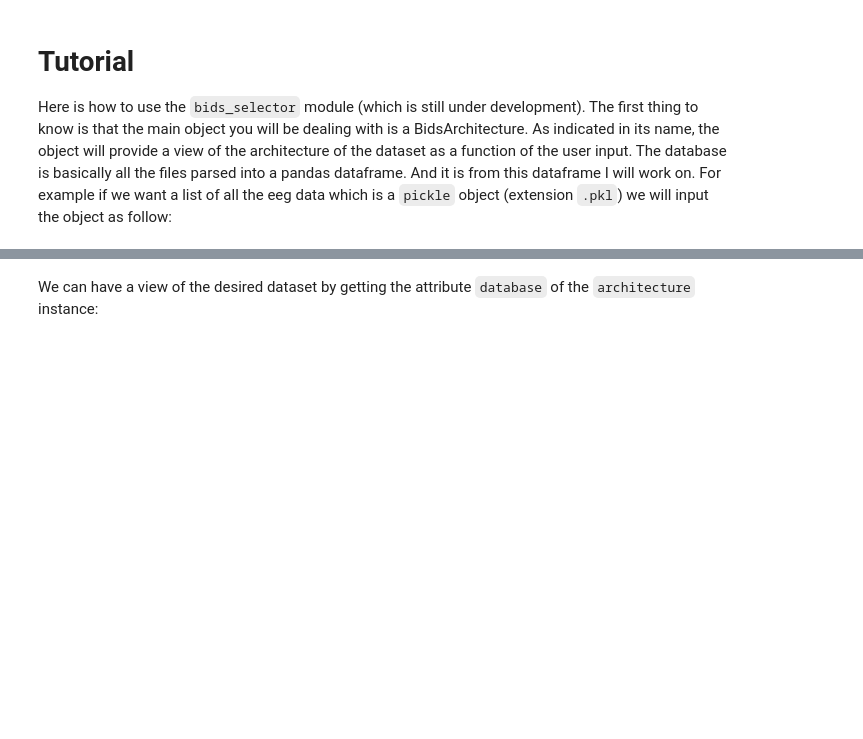
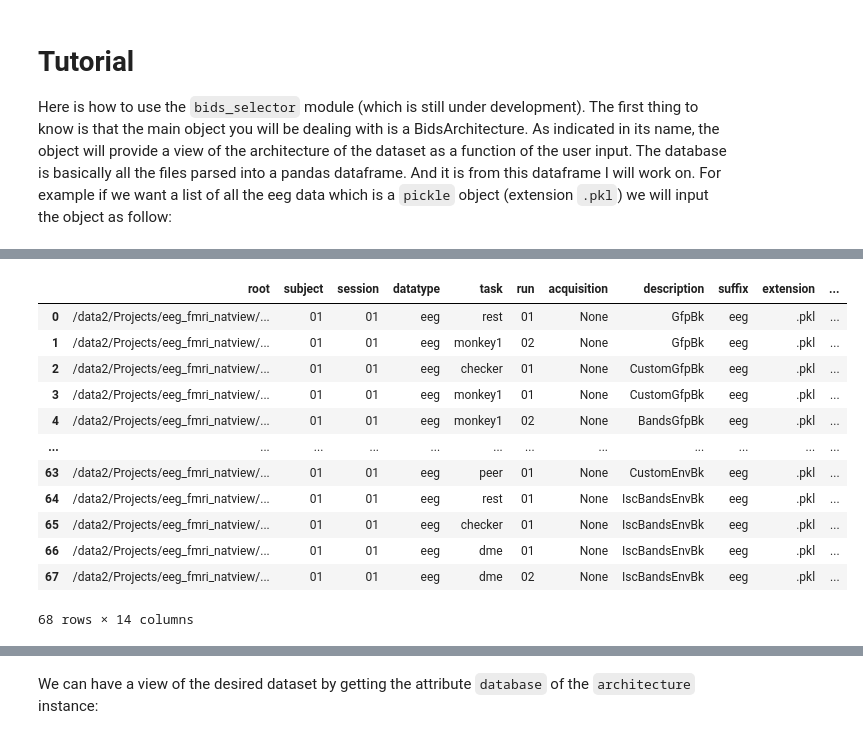
Before and after one commit to childmindresearch/eeg_research, a Jupyter notebook: src/eeg_research/system/test_lab.ipynb, the cells around one changed output, grey strips where cells are left out. Cells and saved outputs as stored; diff of their text form; code cells hidden in the pictures; blank space fills up the shorter version.

```diff
--- a/src/eeg_research/system/test_lab.ipynb
+++ b/src/eeg_research/system/test_lab.ipynb
@@ -18,0 +35,18 @@ architecture = BidsArchitecture(
+# %%
+selection = architecture.select(subject = "01")
+# %%
+selection.database
+# %% [output]
+|  | root | subject | session | datatype | task | run | acquisition | description | suffix | extension | ... |
+| 0 | /data2/Projects/eeg_fmri_natview/... | 01 | 01 | eeg | rest | 01 | None | GfpBk | eeg | .pkl | ... |
+| 1 | /data2/Projects/eeg_fmri_natview/... | 01 | 01 | eeg | monkey1 | 02 | None | GfpBk | eeg | .pkl | ... |
+| 2 | /data2/Projects/eeg_fmri_natview/... | 01 | 01 | eeg | checker | 01 | None | CustomGfpBk | eeg | .pkl | ... |
+| 3 | /data2/Projects/eeg_fmri_natview/... | 01 | 01 | eeg | monkey1 | 01 | None | CustomGfpBk | eeg | .pkl | ... |
+| 4 | /data2/Projects/eeg_fmri_natview/... | 01 | 01 | eeg | monkey1 | 02 | None | BandsGfpBk | eeg | .pkl | ... |
+| ... | ... | ... | ... | ... | ... | ... | ... | ... | ... | ... | ... |
+| 63 | /data2/Projects/eeg_fmri_natview/... | 01 | 01 | eeg | peer | 01 | None | CustomEnvBk | eeg | .pkl | ... |
+| 64 | /data2/Projects/eeg_fmri_natview/... | 01 | 01 | eeg | rest | 01 | None | IscBandsEnvBk | eeg | .pkl | ... |
+| 65 | /data2/Projects/eeg_fmri_natview/... | 01 | 01 | eeg | checker | 01 | None | IscBandsEnvBk | eeg | .pkl | ... |
+| 66 | /data2/Projects/eeg_fmri_natview/... | 01 | 01 | eeg | dme | 01 | None | IscBandsEnvBk | eeg | .pkl | ... |
+| 67 | /data2/Projects/eeg_fmri_natview/... | 01 | 01 | eeg | dme | 02 | None | IscBandsEnvBk | eeg | .pkl | ... |
+68 rows × 14 columns
```
Also changed, not shown: parts of 8 cells of this notebook, 1 other file.
